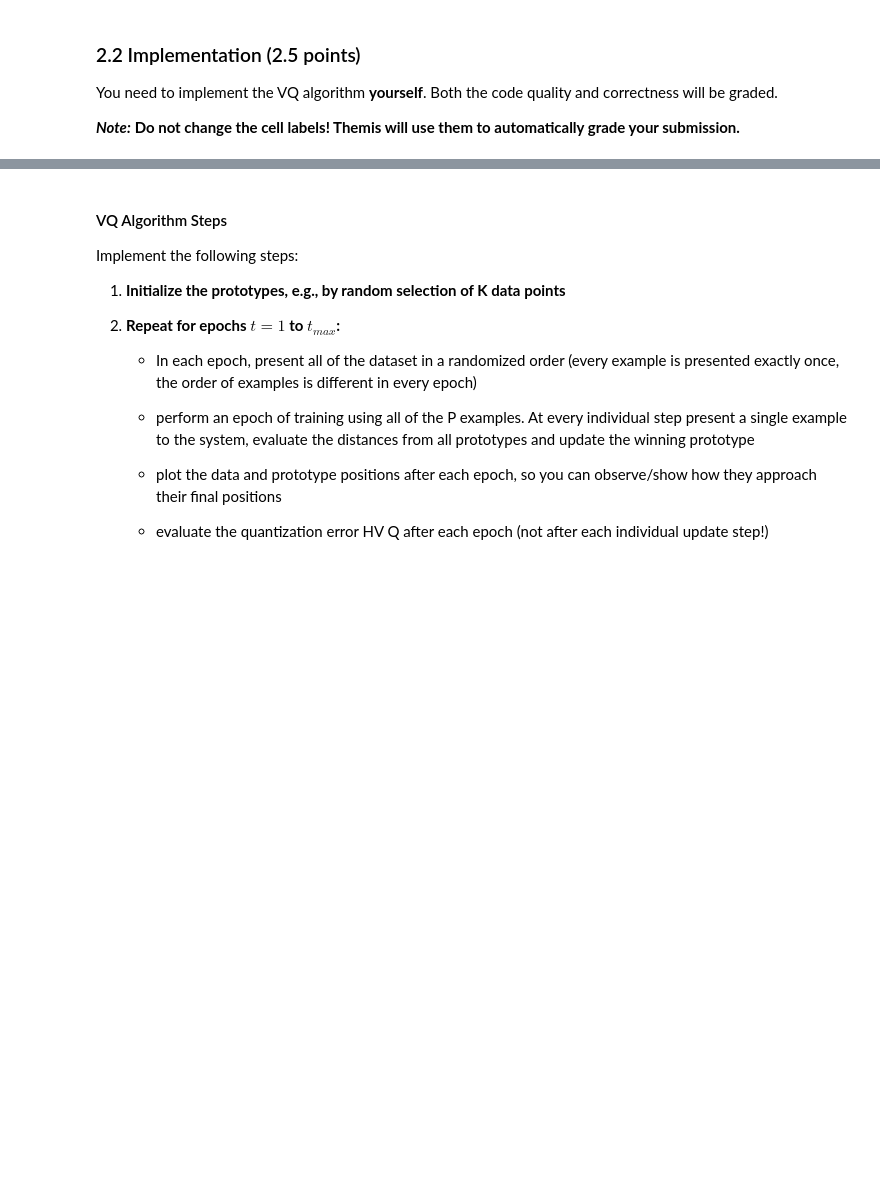
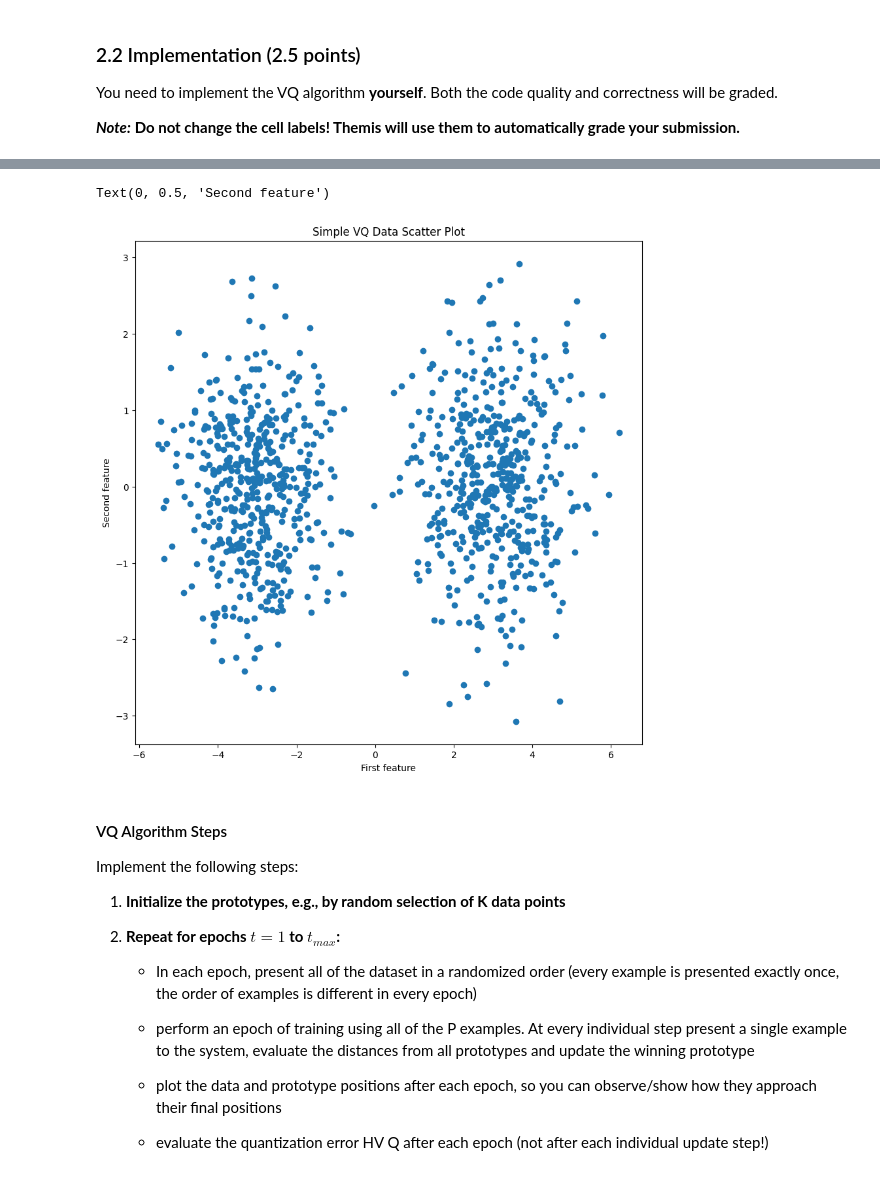
Before and after one commit to TheKingBlue/IntroductionToML, a Jupyter notebook: Assignment3/Assignment3.ipynb, the cells around one changed output, grey strips where cells are left out. Saved outputs shown, nothing was run; the diff lists cells and outputs as text; code cells hidden in the pictures; blank space fills up the shorter version.

Commit message:
Data exploration

```diff
--- a/Assignment3/Assignment3.ipynb
+++ b/Assignment3/Assignment3.ipynb
@@ -52,3 +64,12 @@ data = np.array(df)
+# %%
+plt.figure(figsize=(10, 10))
+plt.scatter(df[0], df[1])
+plt.title("Simple VQ Data Scatter Plot")
+plt.xlabel("First feature")
+plt.ylabel("Second feature")
+# %% [output]
+Text(0, 0.5, 'Second feature')
+[figure, added]
 # %% [markdown]
 #### VQ Algorithm Steps
 
```
Also changed, not shown: parts of 2 cells of this notebook.
